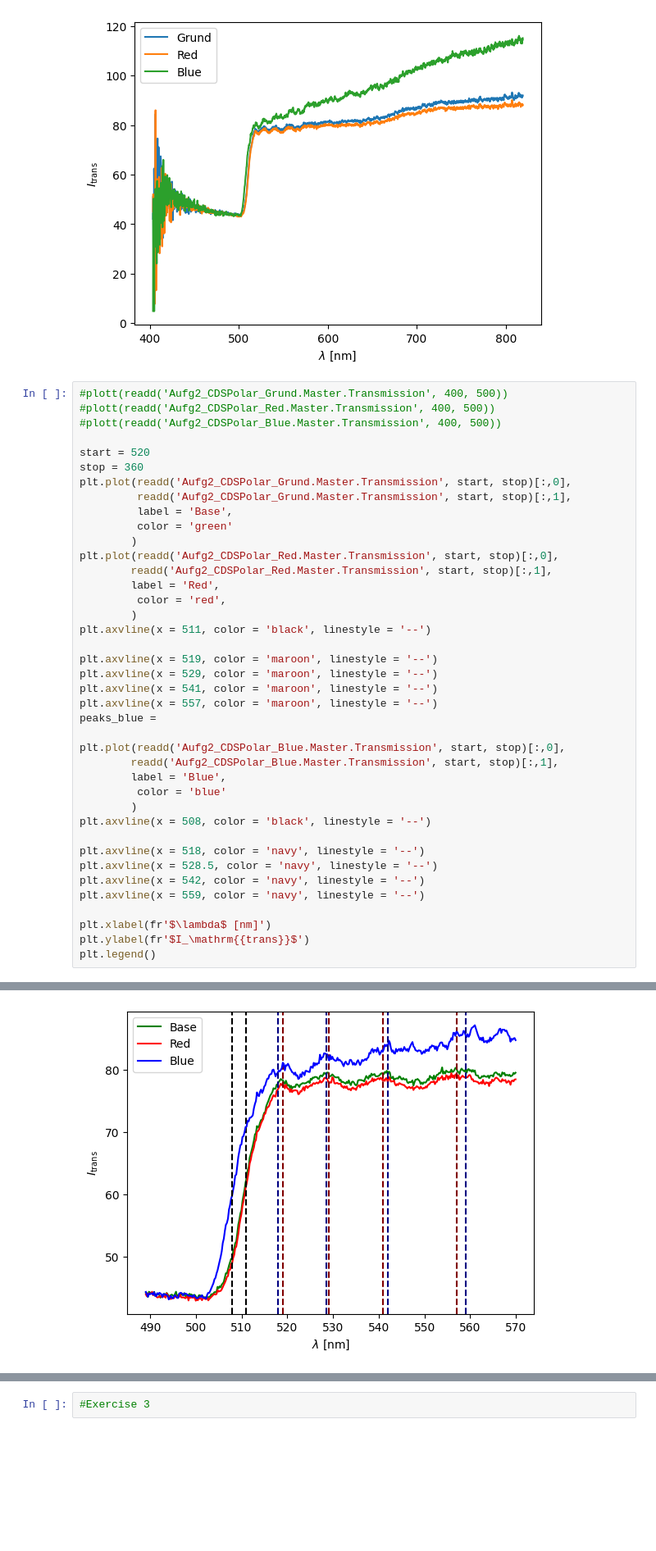
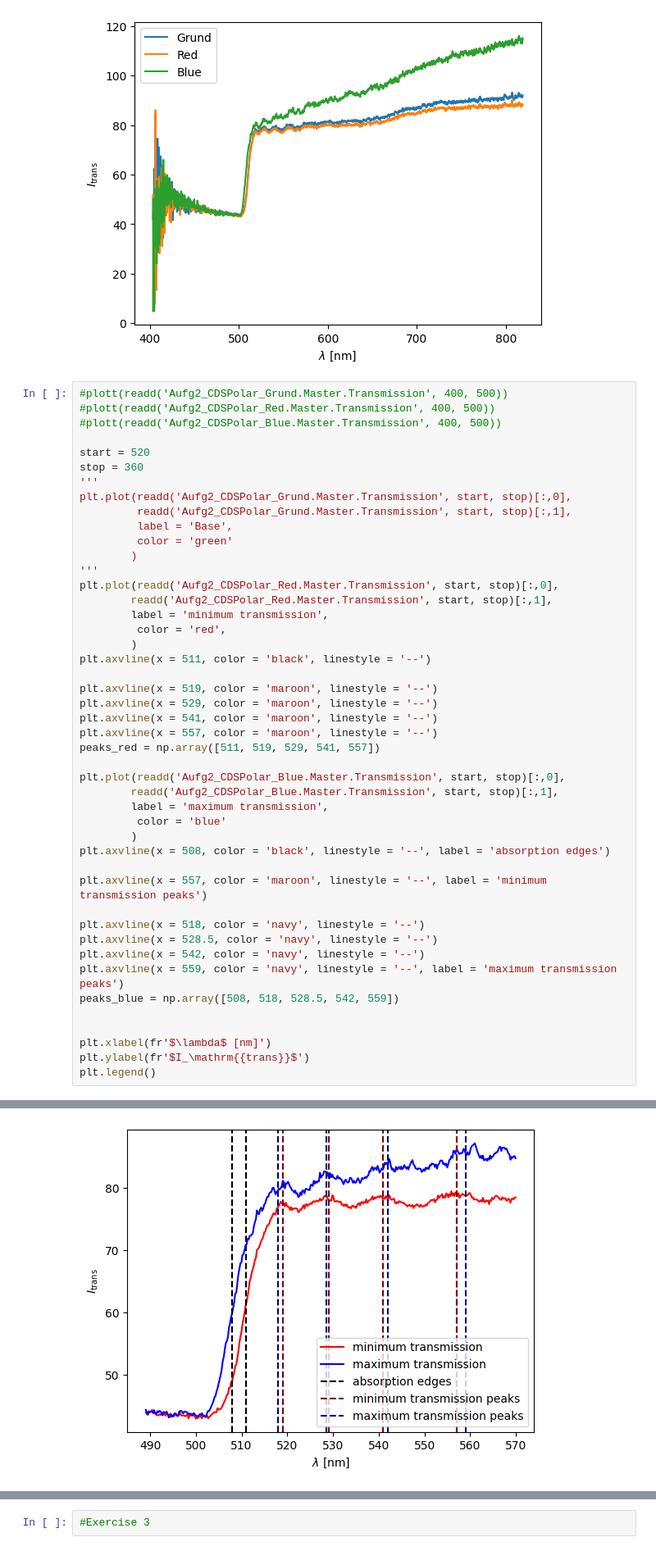
Before and after one commit to thexwon/P4, a Jupyter notebook: Semiconductor Spectroscopy/ss.ipynb, the cells around one changed output, grey strips where cells are left out. Shown at 82% size. Saved outputs shown, nothing was run; the diff lists cells and outputs as text; blank space fills up the shorter version.

```diff
--- a/Semiconductor Spectroscopy/ss.ipynb
+++ b/Semiconductor Spectroscopy/ss.ipynb
@@ -120,39 +120,45 @@ plt.legend()
 
 start = 520
 stop = 360
+'''
 plt.plot(readd('Aufg2_CDSPolar_Grund.Master.Transmission', start, stop)[:,0],
          readd('Aufg2_CDSPolar_Grund.Master.Transmission', start, stop)[:,1],
          label = 'Base',
          color = 'green'
         )
+'''
 plt.plot(readd('Aufg2_CDSPolar_Red.Master.Transmission', start, stop)[:,0],
         readd('Aufg2_CDSPolar_Red.Master.Transmission', start, stop)[:,1],
-        label = 'Red',
+        label = 'minimum transmission',
          color = 'red',
         )
 plt.axvline(x = 511, color = 'black', linestyle = '--')
 
 plt.axvline(x = 519, color = 'maroon', linestyle = '--')
 plt.axvline(x = 529, color = 'maroon', linestyle = '--')
 plt.axvline(x = 541, color = 'maroon', linestyle = '--')
 plt.axvline(x = 557, color = 'maroon', linestyle = '--')
-peaks_blue =
+peaks_red = np.array([511, 519, 529, 541, 557])
 
 plt.plot(readd('Aufg2_CDSPolar_Blue.Master.Transmission', start, stop)[:,0],
         readd('Aufg2_CDSPolar_Blue.Master.Transmission', start, stop)[:,1],
-        label = 'Blue',
+        label = 'maximum transmission',
          color = 'blue'
         )
-plt.axvline(x = 508, color = 'black', linestyle = '--')
+plt.axvline(x = 508, color = 'black', linestyle = '--', label = 'absorption edges')
+
+plt.axvline(x = 557, color = 'maroon', linestyle = '--', label = 'minimum transmission peaks')
 
 plt.axvline(x = 518, color = 'navy', linestyle = '--')
 plt.axvline(x = 528.5, color = 'navy', linestyle = '--')
 plt.axvline(x = 542, color = 'navy', linestyle = '--')
-plt.axvline(x = 559, color = 'navy', linestyle = '--')
+plt.axvline(x = 559, color = 'navy', linestyle = '--', label = 'maximum transmission peaks')
+peaks_blue = np.array([508, 518, 528.5, 542, 559])
+
 
 plt.xlabel(fr'$\lambda$ [nm]')
 plt.ylabel(fr'$I_\mathrm{{trans}}$')
 plt.legend()
 # %% [output]
 <matplotlib.legend.Legend at 0x...>
-[figure, old version]
+[figure, new version]
```
Also changed, not shown: parts of 1 cell of this notebook.
